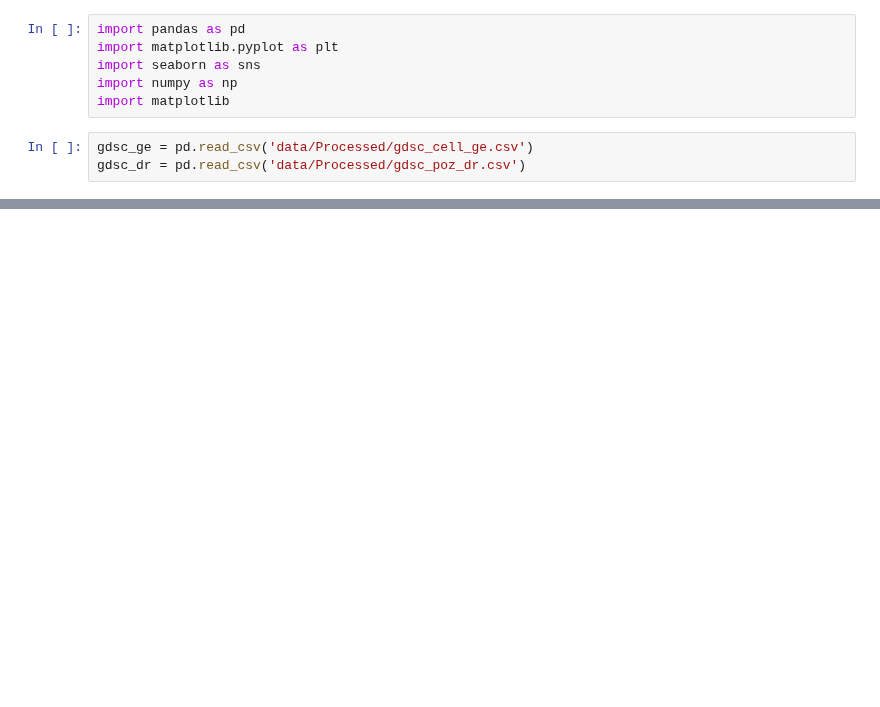
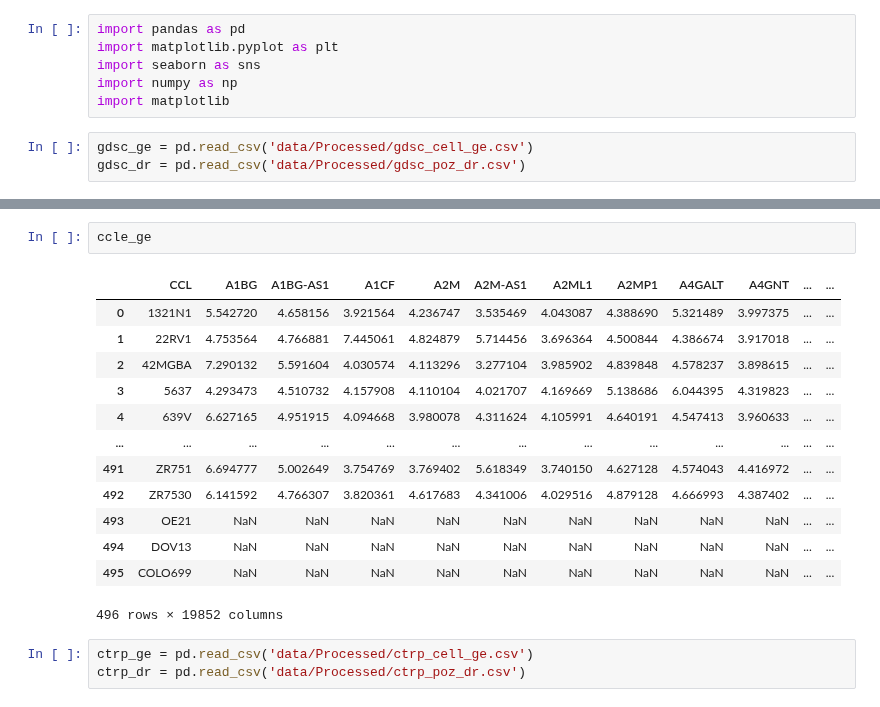
Before and after one commit to lucas-ubm/phc-data-pipeline, a Jupyter notebook: Messing.ipynb, the cells around one changed output, grey strips where cells are left out. Cells and saved outputs as stored; diff of their text form; blank space fills up the shorter version.

```diff
--- a/Messing.ipynb
+++ b/Messing.ipynb
@@ -33,0 +29,19 @@ matplotlib.__version__
+# %%
+ccle_ge
+# %% [output]
+|  | CCL | A1BG | A1BG-AS1 | A1CF | A2M | A2M-AS1 | A2ML1 | A2MP1 | A4GALT | A4GNT | ... | ... |
+| 0 | 1321N1 | 5.542720 | 4.658156 | 3.921564 | 4.236747 | 3.535469 | 4.043087 | 4.388690 | 5.321489 | 3.997375 | ... | ... |
+| 1 | 22RV1 | 4.753564 | 4.766881 | 7.445061 | 4.824879 | 5.714456 | 3.696364 | 4.500844 | 4.386674 | 3.917018 | ... | ... |
+| 2 | 42MGBA | 7.290132 | 5.591604 | 4.030574 | 4.113296 | 3.277104 | 3.985902 | 4.839848 | 4.578237 | 3.898615 | ... | ... |
+| 3 | 5637 | 4.293473 | 4.510732 | 4.157908 | 4.110104 | 4.021707 | 4.169669 | 5.138686 | 6.044395 | 4.319823 | ... | ... |
+| 4 | 639V | 6.627165 | 4.951915 | 4.094668 | 3.980078 | 4.311624 | 4.105991 | 4.640191 | 4.547413 | 3.960633 | ... | ... |
+| ... | ... | ... | ... | ... | ... | ... | ... | ... | ... | ... | ... | ... |
+| 491 | ZR751 | 6.694777 | 5.002649 | 3.754769 | 3.769402 | 5.618349 | 3.740150 | 4.627128 | 4.574043 | 4.416972 | ... | ... |
+| 492 | ZR7530 | 6.141592 | 4.766307 | 3.820361 | 4.617683 | 4.341006 | 4.029516 | 4.879128 | 4.666993 | 4.387402 | ... | ... |
+| 493 | OE21 | NaN | NaN | NaN | NaN | NaN | NaN | NaN | NaN | NaN | ... | ... |
+| 494 | DOV13 | NaN | NaN | NaN | NaN | NaN | NaN | NaN | NaN | NaN | ... | ... |
+| 495 | COLO699 | NaN | NaN | NaN | NaN | NaN | NaN | NaN | NaN | NaN | ... | ... |
+496 rows × 19852 columns
+# %%
+ctrp_ge = pd.read_csv('data/Processed/ctrp_cell_ge.csv')
+ctrp_dr = pd.read_csv('data/Processed/ctrp_poz_dr.csv')
```
Also changed, not shown: parts of 11 cells of this notebook, 3 other files.
